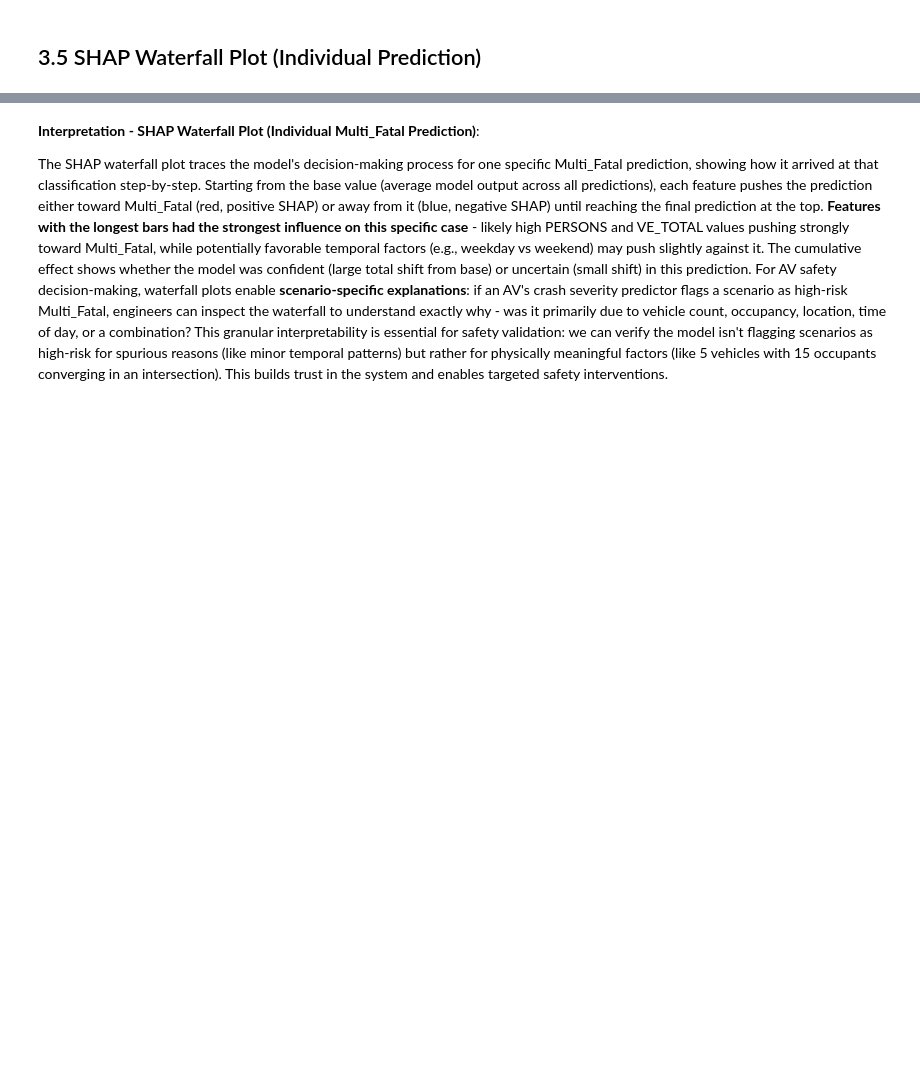
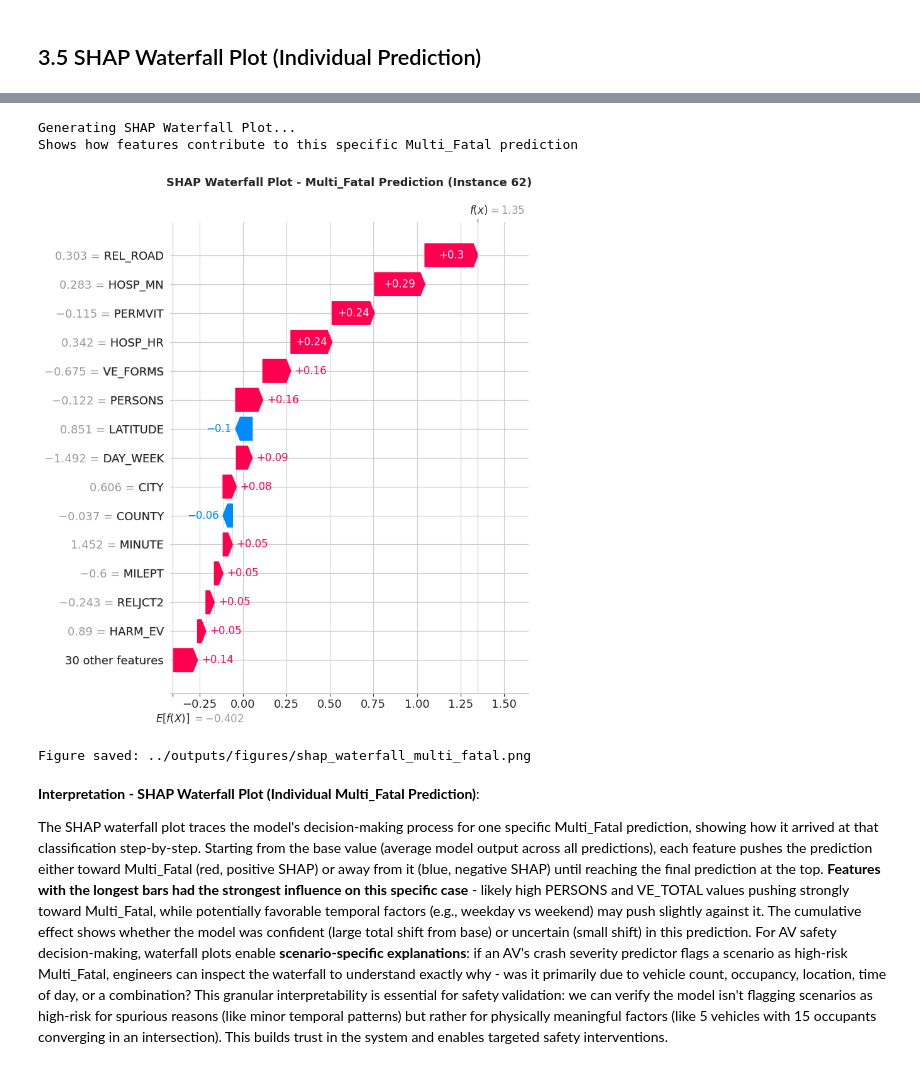
Before and after one commit to amykitt/msis522-hw1-av-crash-analysis, a Jupyter notebook: notebooks/analysis.ipynb, the cells around one changed output, grey strips where cells are left out. Drawn from its saved outputs; the diff is of its cells as text; code cells hidden in the pictures; blank space fills up the shorter version.

```diff
--- a/notebooks/analysis.ipynb
+++ b/notebooks/analysis.ipynb
@@ -1560,26 +2123,31 @@ print(instance_features.head(15).to_string(index=False))
 # %%
 # Create waterfall plot for Multi_Fatal class
 print("\nGenerating SHAP Waterfall Plot...")
 print("Shows how features contribute to this specific Multi_Fatal prediction\n")
 
 # Create explanation object for the selected instance
 explanation = shap.Explanation(
-    values=shap_values[2][selected_idx],
+    values=shap_values[selected_idx, :, 2],
     base_values=explainer.expected_value[2],
     data=X_test_shap[selected_idx],
-    feature_names=X.columns
+    feature_names=list(X.columns)
 )
 
 # Generate waterfall plot
 plt.figure(figsize=(10, 8))
 shap.waterfall_plot(explanation, show=False, max_display=15)
 plt.title(f'SHAP Waterfall Plot - Multi_Fatal Prediction (Instance {selected_idx})',
           fontsize=13, fontweight='bold', pad=20)
 plt.tight_layout()
 plt.savefig(FIGURE_PATH / 'shap_waterfall_multi_fatal.png', dpi=300, bbox_inches='tight')
 plt.show()
 
 print(f"Figure saved: {FIGURE_PATH / 'shap_waterfall_multi_fatal.png'}")
+# %% [output]
+Generating SHAP Waterfall Plot...
+Shows how features contribute to this specific Multi_Fatal prediction
+[figure, added]
+Figure saved: ../outputs/figures/shap_waterfall_multi_fatal.png
 # %% [markdown]
 **Interpretation - SHAP Waterfall Plot (Individual Multi_Fatal Prediction)**:
 
```
Also changed, not shown: parts of 64 cells of this notebook, 30 other files.
